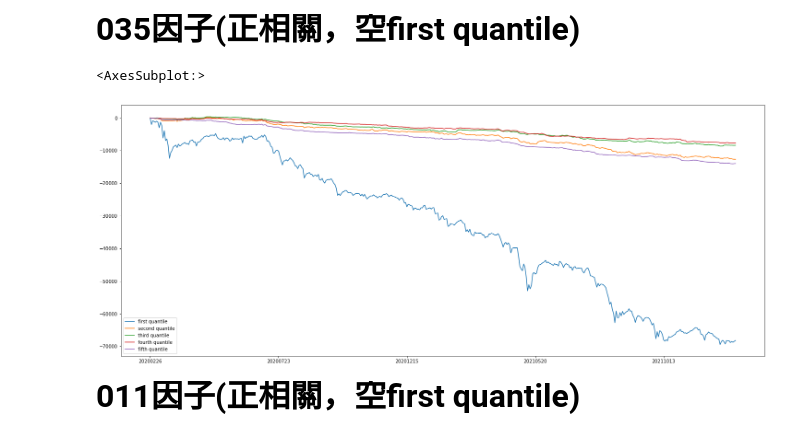
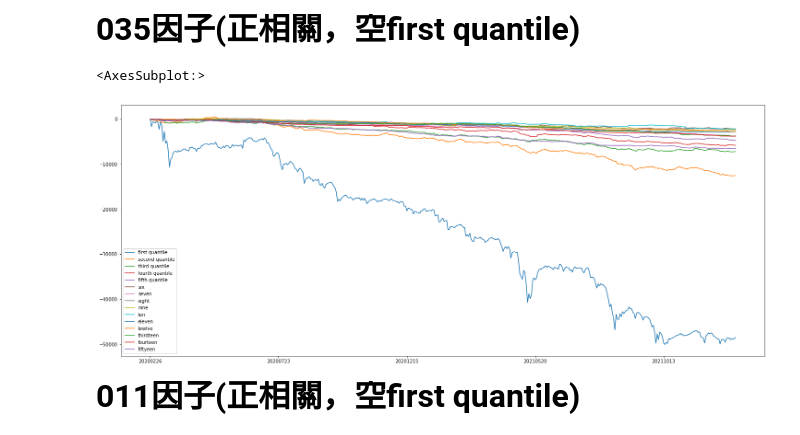
Before and after one commit to ErebusTW/Digital-Finance-Department-Project, a Jupyter notebook: 多因子測試.ipynb, the cells around one changed output. Cells and saved outputs as stored; diff of their text form; code cells hidden in the pictures.

```diff
--- a/多因子測試.ipynb
+++ b/多因子測試.ipynb
@@ -1037,12 +1012,0 @@ df_open35= df['open'][df['open'].index.isin(df_alpha035.index)]
-# %%
-#皆已開盤價買入一單位並在當日以收盤價賣出的035因子各組累積收益
-df_group_result = pd.DataFrame()
-for i in range(len(df_pct35)-1):
-    se =  pd.Series(df_close35.loc[df_pct35.index[i+1],:]- df_open35.loc[df_pct35.index[i+1],:]  ,name=df_pct35.index[i+1])
-    df_group_result = df_group_result.append(se.groupby(pd.cut(df_alpha035.loc[df_pct35.index[i],:],5, labels=group_names)).sum())
-df_group_result = df_group_result.cumsum()
-df_group_result.index = df_group_result.index.astype(str)
-df_group_result.plot(figsize=(25,10))
-# %% [output]
-<AxesSubplot:>
-[figure, removed]
@@ -1055,2 +1013,8 @@ for i in range(len(df_pct35)-1):
+# %%
+df_group_result_035, stock_result_dict_035= make_plotdf_and_resultdict(stock.alpha035(), 1,15)
+df_group_result_035.plot(figsize=(25,10))
+# %% [output]
+<AxesSubplot:>
+[figure, added]
 # %% [markdown]
 **<font  size=6> 011因子(正相關，空first quantile) </font>**
```
Also changed, not shown: parts of 61 cells of this notebook.
